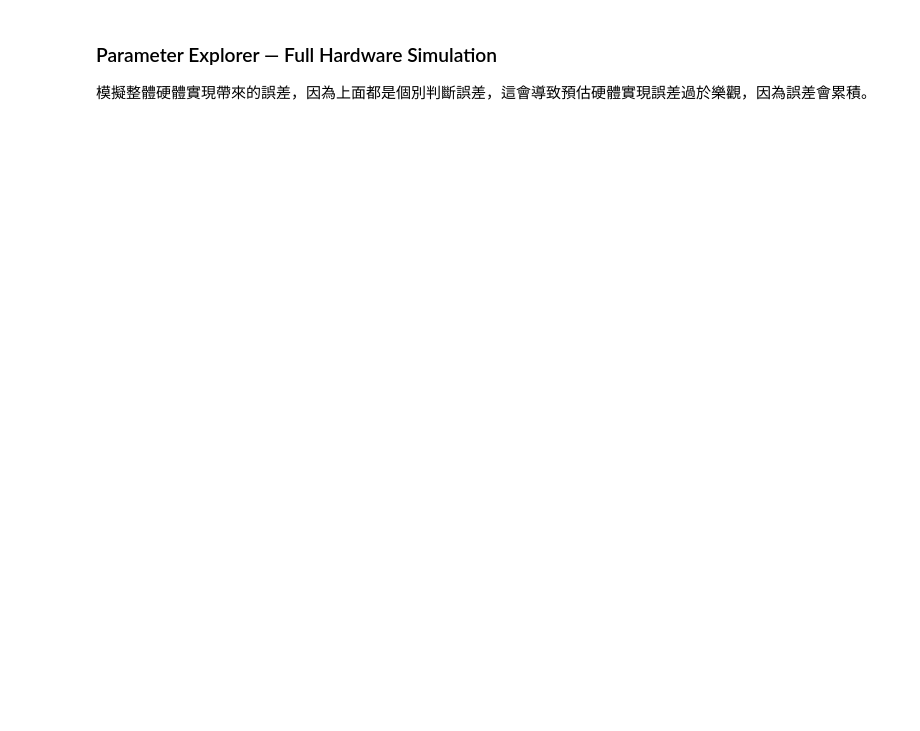
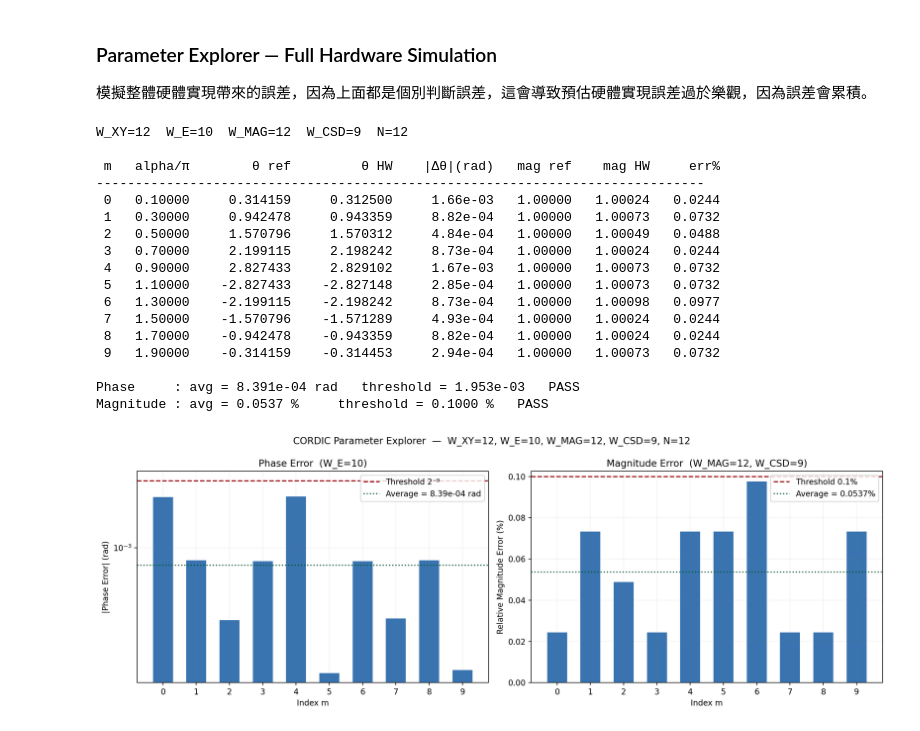
Before and after one commit to akira2963753/DSP-In-VLSI, a Jupyter notebook: HW4-CORDIC/HW4.ipynb, the cells around one changed output. Cells and saved outputs as stored; diff of their text form; code cells hidden in the pictures; blank space fills up the shorter version.

```diff
--- a/HW4-CORDIC/HW4.ipynb
+++ b/HW4-CORDIC/HW4.ipynb
@@ -457,7 +567,7 @@ W_XY  = 12  # X/Y fractional bits  (1S 1I W_XY F)
 W_E   = 10  # elementary angle / theta fractional bits  (1S 2I W_E F)
 W_MAG = 12  # magnitude output fractional bits  (1S 1I W_MAG F)
 W_CSD = 9   # CSD S(N) fractional bits
-N     = 10  # CORDIC iterations
+N     = 12  # CORDIC iterations
 
 # Derived
 TOTAL_XY  = 1 + 1 + W_XY
@@ -534,30 +644,49 @@ print(f"\nPhase     : avg = {avg_ph:.3e} rad   threshold = {thr_ph:.3e}   {'PASS
 print(f"Magnitude : avg = {avg_mg:.4f} %     threshold = {thr_mg:.4f} %   {'PASS' if avg_mg < thr_mg else 'FAIL'}")
 
 # Plot
 fig, (ax1, ax2) = plt.subplots(1, 2, figsize=(14, 5))
 
 ax1.bar(range(10), ph_err, color='#08519c', alpha=0.8, width=0.6)
 ax1.set_yscale('log')
 ax1.axhline(thr_ph, color='#99000d', linestyle='--', label=f'Threshold 2⁻⁹')
 ax1.axhline(avg_ph, color='#005a32', linestyle=':', label=f'Average = {avg_ph:.2e} rad')
 ax1.set_xlabel('Index m')
 ax1.set_ylabel('|Phase Error| (rad)')
 ax1.set_title(f'Phase Error  (W_E={W_E})')
 ax1.set_xticks(range(10))
 ax1.legend()
 ax1.grid(True, color='gray', alpha=0.1)
 ax1.minorticks_off()
 
 ax2.bar(range(10), mg_err, color='#08519c', alpha=0.8, width=0.6)
 ax2.axhline(thr_mg, color='#99000d', linestyle='--', label=f'Threshold 0.1%')
 ax2.axhline(avg_mg, color='#005a32', linestyle=':', label=f'Average = {avg_mg:.4f}%')
 ax2.set_xlabel('Index m')
 ax2.set_ylabel('Relative Magnitude Error (%)')
 ax2.set_title(f'Magnitude Error  (W_MAG={W_MAG}, W_CSD={W_CSD})')
 ax2.set_xticks(range(10))
 ax2.legend()
 ax2.grid(True, color='gray', alpha=0.1)
 
 plt.suptitle(f'CORDIC Parameter Explorer  —  W_XY={W_XY}, W_E={W_E}, W_MAG={W_MAG}, W_CSD={W_CSD}, N={N}')
 plt.tight_layout()
 plt.show()
+# %% [output]
+W_XY=12  W_E=10  W_MAG=12  W_CSD=9  N=12
+
+ m   alpha/π        θ ref         θ HW    |Δθ|(rad)   mag ref    mag HW     err%
+------------------------------------------------------------------------------
+ 0   0.10000     0.314159     0.312500     1.66e-03   1.00000   1.00024   0.0244
+ 1   0.30000     0.942478     0.943359     8.82e-04   1.00000   1.00073   0.0732
+ 2   0.50000     1.570796     1.570312     4.84e-04   1.00000   1.00049   0.0488
+ 3   0.70000     2.199115     2.198242     8.73e-04   1.00000   1.00024   0.0244
+ 4   0.90000     2.827433     2.829102     1.67e-03   1.00000   1.00073   0.0732
+ 5   1.10000    -2.827433    -2.827148     2.85e-04   1.00000   1.00073   0.0732
+ 6   1.30000    -2.199115    -2.198242     8.73e-04   1.00000   1.00098   0.0977
+ 7   1.50000    -1.570796    -1.571289     4.93e-04   1.00000   1.00024   0.0244
+ 8   1.70000    -0.942478    -0.943359     8.82e-04   1.00000   1.00024   0.0244
+ 9   1.90000    -0.314159    -0.314453     2.94e-04   1.00000   1.00073   0.0732
+
+Phase     : avg = 8.391e-04 rad   threshold = 1.953e-03   PASS
+Magnitude : avg = 0.0537 %     threshold = 0.1000 %   PASS
+[figure, added]
```
Also changed, not shown: parts of 10 cells of this notebook, 17 other files.
